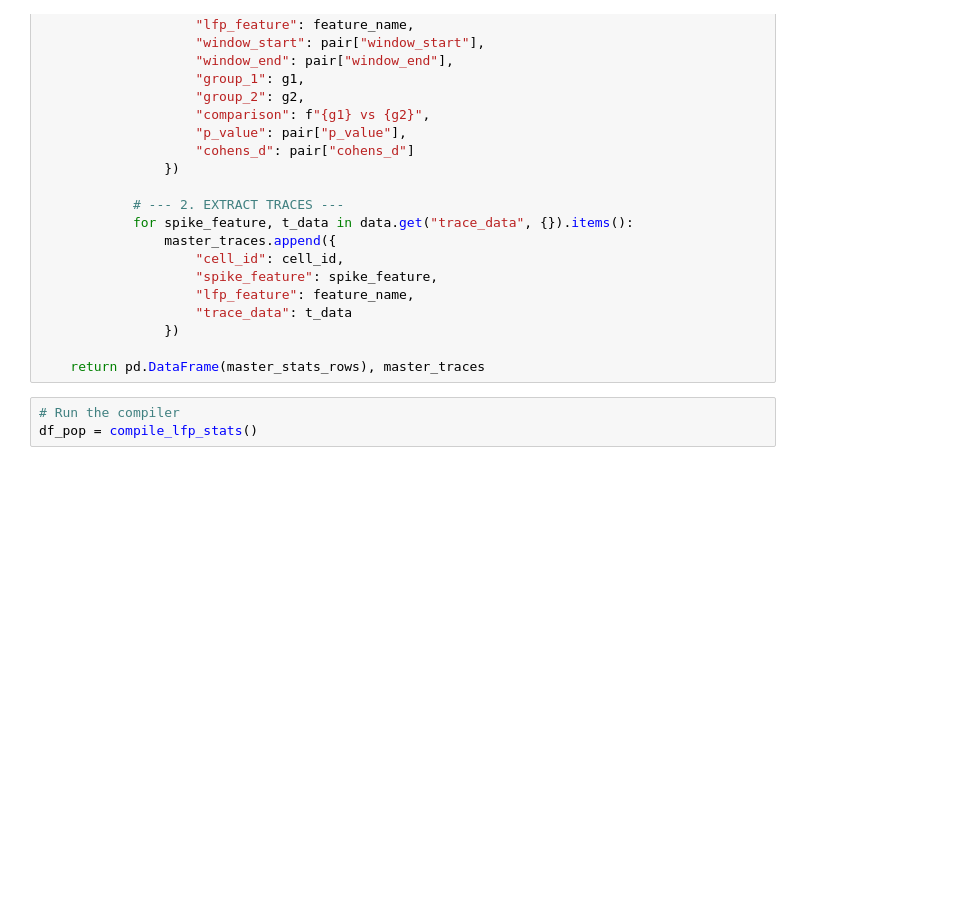
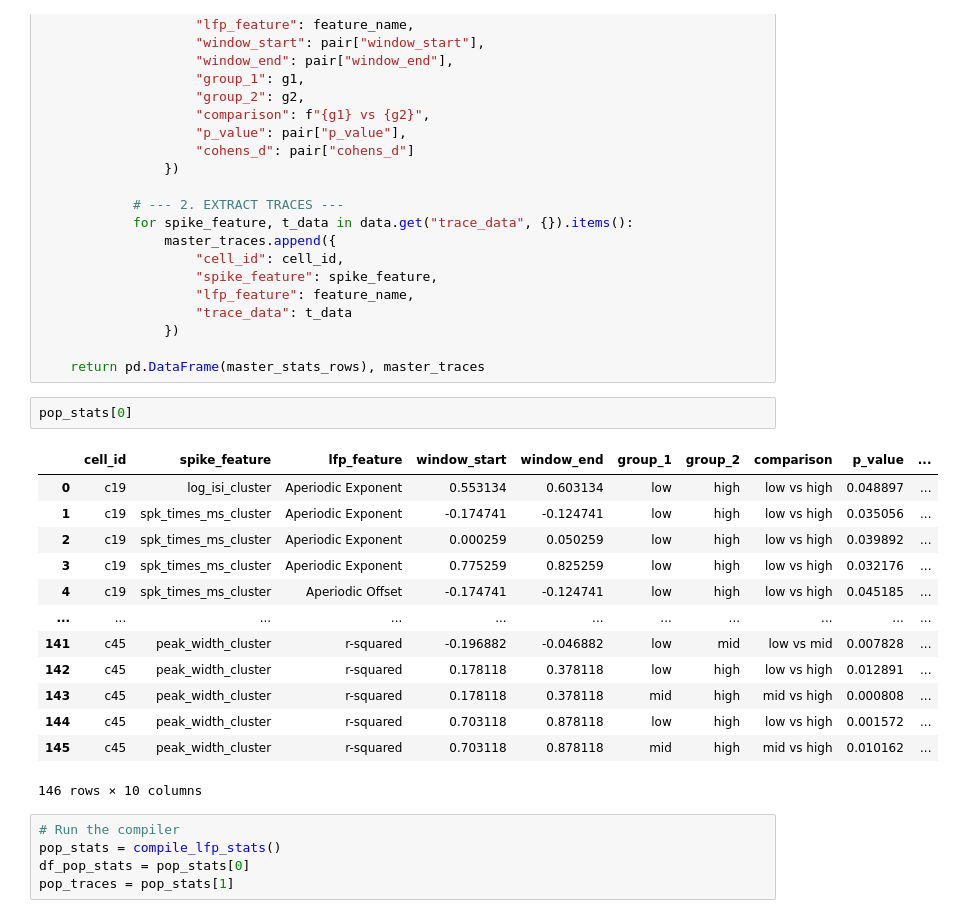
Before and after one commit to voytekresearch/spikewise, a Jupyter notebook: datasets/spe-1/spe1_patch_LFP_analysis/cluster_analyses/lfp_spk_group_cell_comparison.ipynb, the cells around one changed output. Cells and saved outputs as stored; diff of their text form; blank space fills up the shorter version.

```diff
--- a/datasets/spe-1/spe1_patch_LFP_analysis/cluster_analyses/lfp_spk_group_cell_comparison.ipynb
+++ b/datasets/spe-1/spe1_patch_LFP_analysis/cluster_analyses/lfp_spk_group_cell_comparison.ipynb
@@ -50,7 +50,25 @@ def compile_lfp_stats(pickle_dir="/Users/blancamartin/Desktop/Voytek_Lab/spike_w
                 })
 
     return pd.DataFrame(master_stats_rows), master_traces
+# %%
+pop_stats[0]
+# %% [output]
+|  | cell_id | spike_feature | lfp_feature | window_start | window_end | group_1 | group_2 | comparison | p_value | ... |
+| 0 | c19 | log_isi_cluster | Aperiodic Exponent | 0.553134 | 0.603134 | low | high | low vs high | 0.048897 | ... |
+| 1 | c19 | spk_times_ms_cluster | Aperiodic Exponent | -0.174741 | -0.124741 | low | high | low vs high | 0.035056 | ... |
+| 2 | c19 | spk_times_ms_cluster | Aperiodic Exponent | 0.000259 | 0.050259 | low | high | low vs high | 0.039892 | ... |
+| 3 | c19 | spk_times_ms_cluster | Aperiodic Exponent | 0.775259 | 0.825259 | low | high | low vs high | 0.032176 | ... |
+| 4 | c19 | spk_times_ms_cluster | Aperiodic Offset | -0.174741 | -0.124741 | low | high | low vs high | 0.045185 | ... |
+| ... | ... | ... | ... | ... | ... | ... | ... | ... | ... | ... |
+| 141 | c45 | peak_width_cluster | r-squared | -0.196882 | -0.046882 | low | mid | low vs mid | 0.007828 | ... |
+| 142 | c45 | peak_width_cluster | r-squared | 0.178118 | 0.378118 | low | high | low vs high | 0.012891 | ... |
+| 143 | c45 | peak_width_cluster | r-squared | 0.178118 | 0.378118 | mid | high | mid vs high | 0.000808 | ... |
+| 144 | c45 | peak_width_cluster | r-squared | 0.703118 | 0.878118 | low | high | low vs high | 0.001572 | ... |
+| 145 | c45 | peak_width_cluster | r-squared | 0.703118 | 0.878118 | mid | high | mid vs high | 0.010162 | ... |
+146 rows × 10 columns
 # %%
 # Run the compiler
-df_pop = compile_lfp_stats()
+pop_stats = compile_lfp_stats()
+df_pop_stats = pop_stats[0]
+pop_traces = pop_stats[1]
 # %%
```
Also changed, not shown: parts of 2 cells of this notebook.
